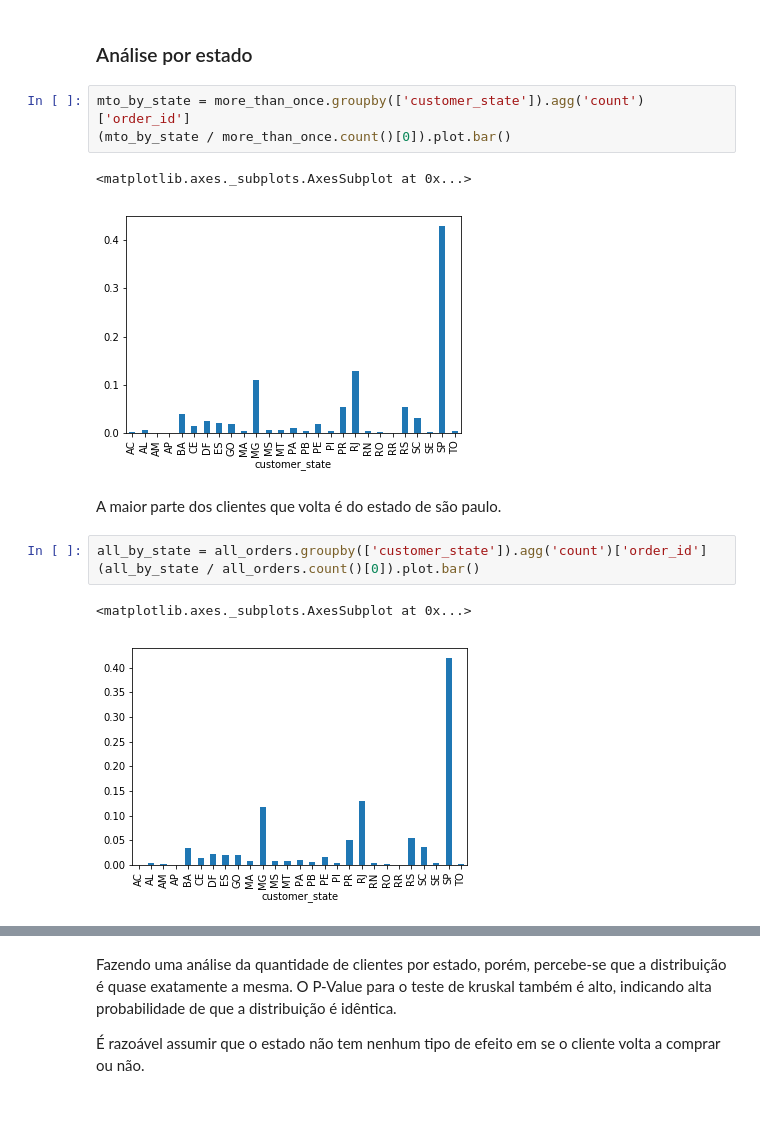
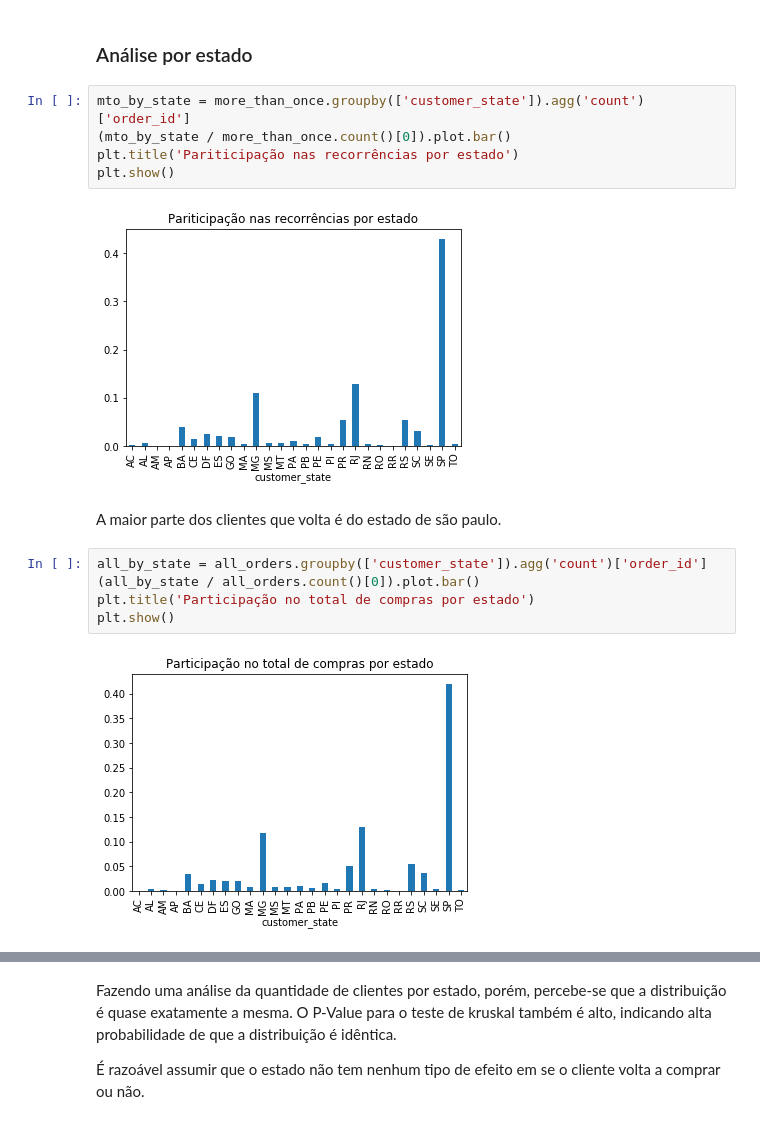
Before and after one commit to GuiBrandt/e-commerce, a Jupyter notebook: Sprint 1/regiao_afeta_recorrencia.ipynb, the cells around one changed output, grey strips where cells are left out. Drawn from its saved outputs; the diff is of its cells as text.

```diff
--- a/Sprint 1/regiao_afeta_recorrencia.ipynb
+++ b/Sprint 1/regiao_afeta_recorrencia.ipynb
@@ -39,16 +39,18 @@ dtype: int64
 # %%
 mto_by_state = more_than_once.groupby(['customer_state']).agg('count')['order_id']
 (mto_by_state / more_than_once.count()[0]).plot.bar()
+plt.title('Pariticipação nas recorrências por estado')
+plt.show()
 # %% [output]
-<matplotlib.axes._subplots.AxesSubplot at 0x...>
-[figure, old version]
+[figure, new version]
 # %% [markdown]
 A maior parte dos clientes que volta é do estado de são paulo.
 # %%
 all_by_state = all_orders.groupby(['customer_state']).agg('count')['order_id']
 (all_by_state / all_orders.count()[0]).plot.bar()
+plt.title('Participação no total de compras por estado')
+plt.show()
 # %% [output]
-<matplotlib.axes._subplots.AxesSubplot at 0x...>
-[figure, old version]
+[figure, new version]
 # %%
 (mto_by_state / all_by_state).plot.bar()
```
Also changed, not shown: parts of 3 cells of this notebook, 6 other files.
